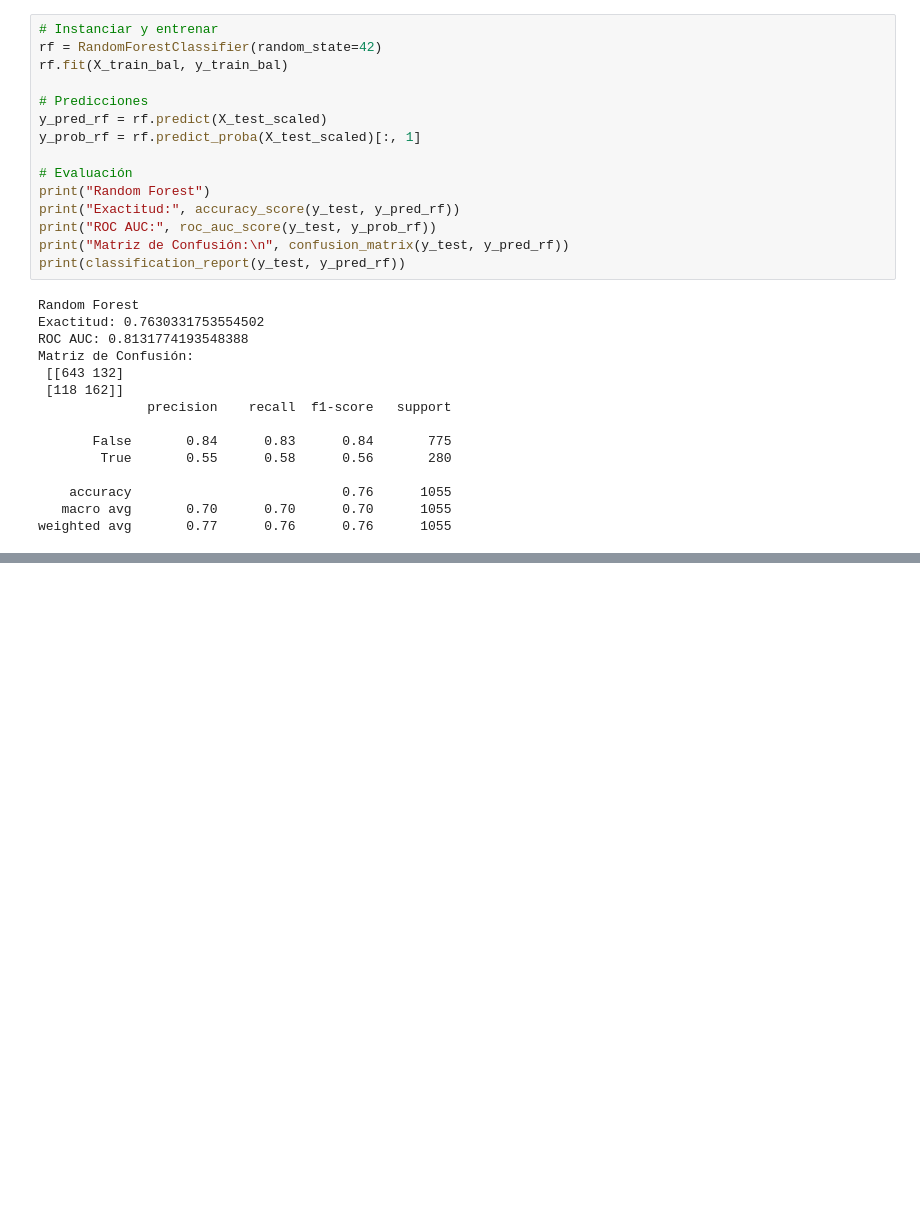
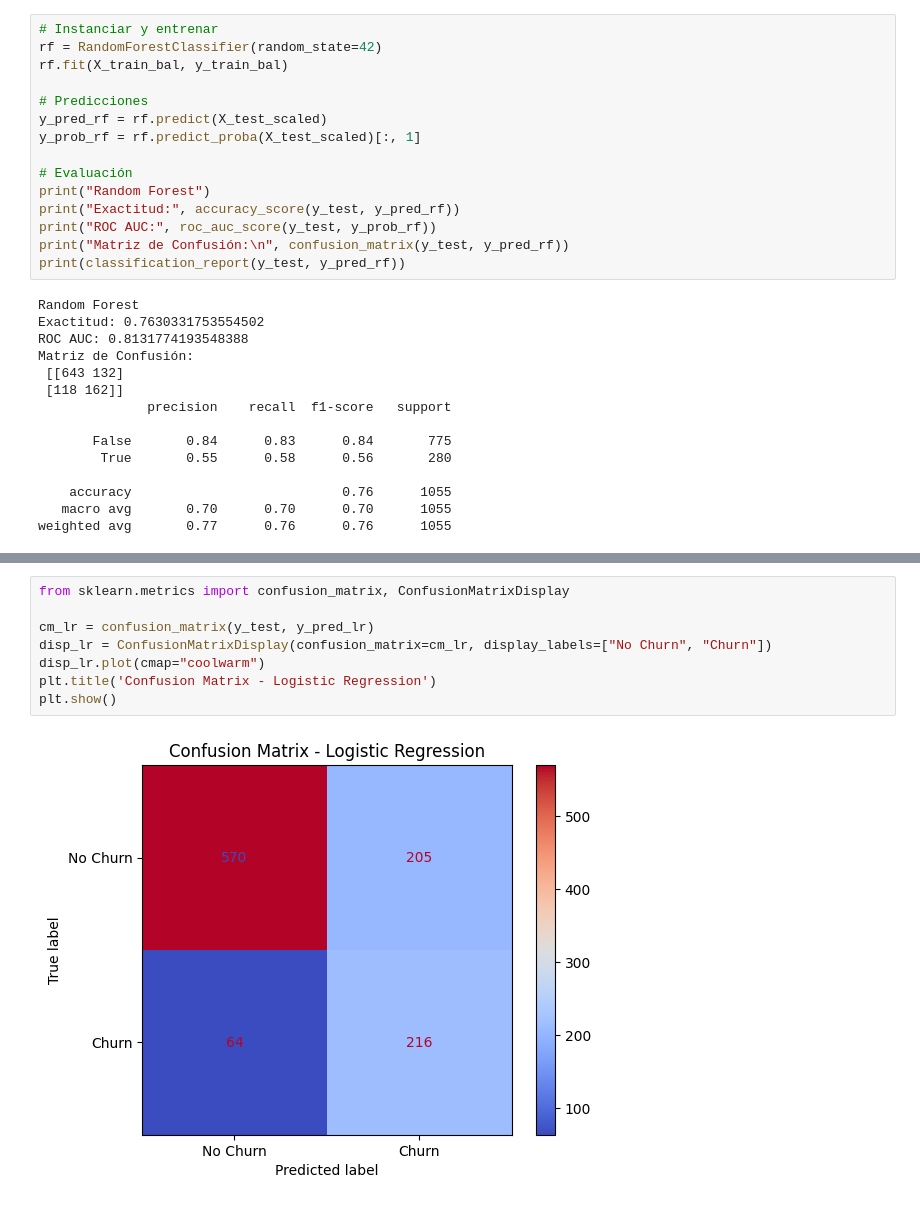
Before and after one commit to macollipal/-challenge3-data-science-LATAM, a Jupyter notebook: challenge3_data_science_LATAM.ipynb, the cells around one changed output, grey strips where cells are left out. Saved outputs shown, nothing was run; the diff lists cells and outputs as text; blank space fills up the shorter version.

```diff
--- a/challenge3_data_science_LATAM.ipynb
+++ b/challenge3_data_science_LATAM.ipynb
@@ -504,0 +519,10 @@ plt.show()
+# %%
+from sklearn.metrics import confusion_matrix, ConfusionMatrixDisplay
+
+cm_lr = confusion_matrix(y_test, y_pred_lr)
+disp_lr = ConfusionMatrixDisplay(confusion_matrix=cm_lr, display_labels=["No Churn", "Churn"])
+disp_lr.plot(cmap="coolwarm")
+plt.title('Confusion Matrix - Logistic Regression')
+plt.show()
+# %% [output]
+[figure, added]
```
Also changed, not shown: parts of 3 cells of this notebook.
